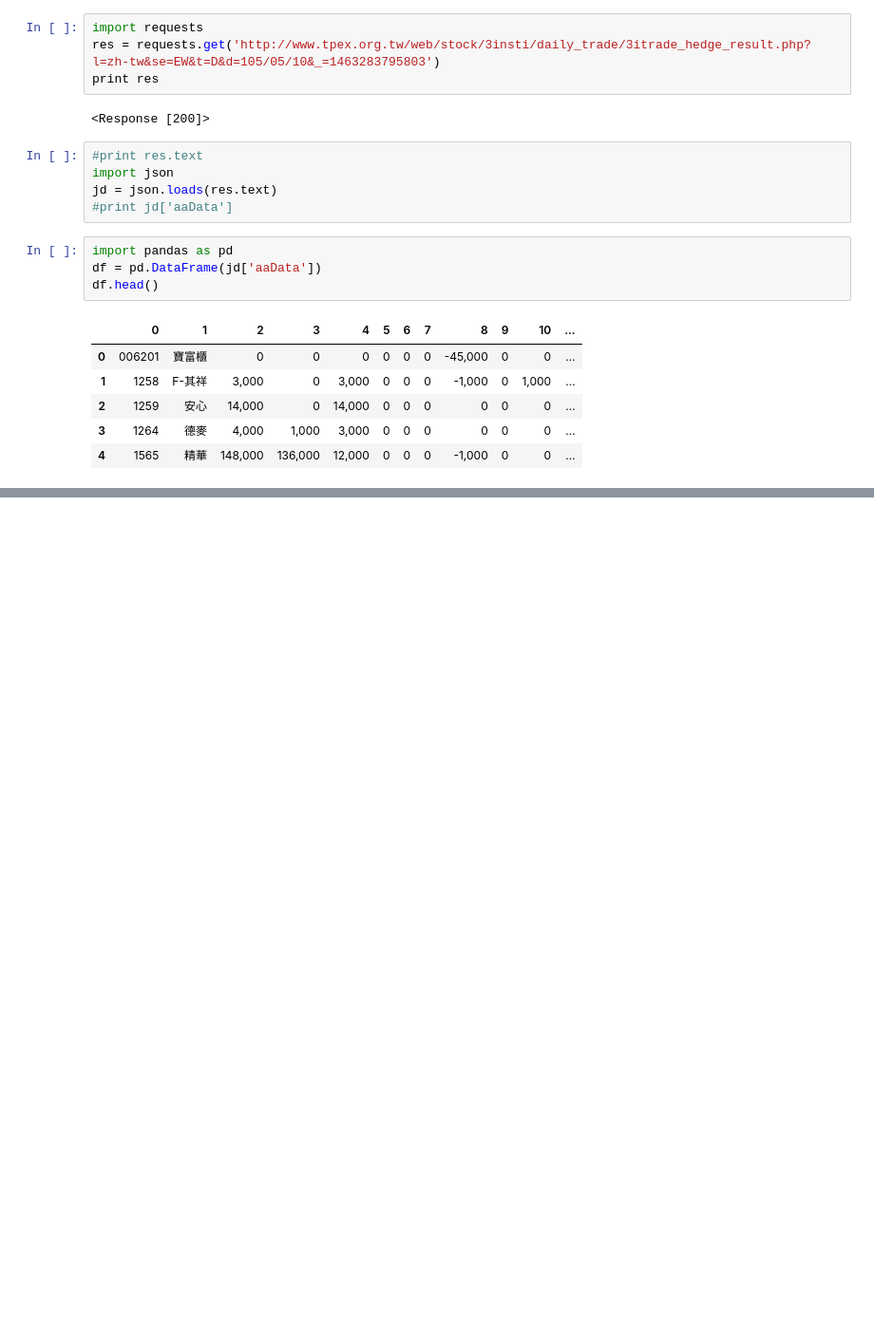
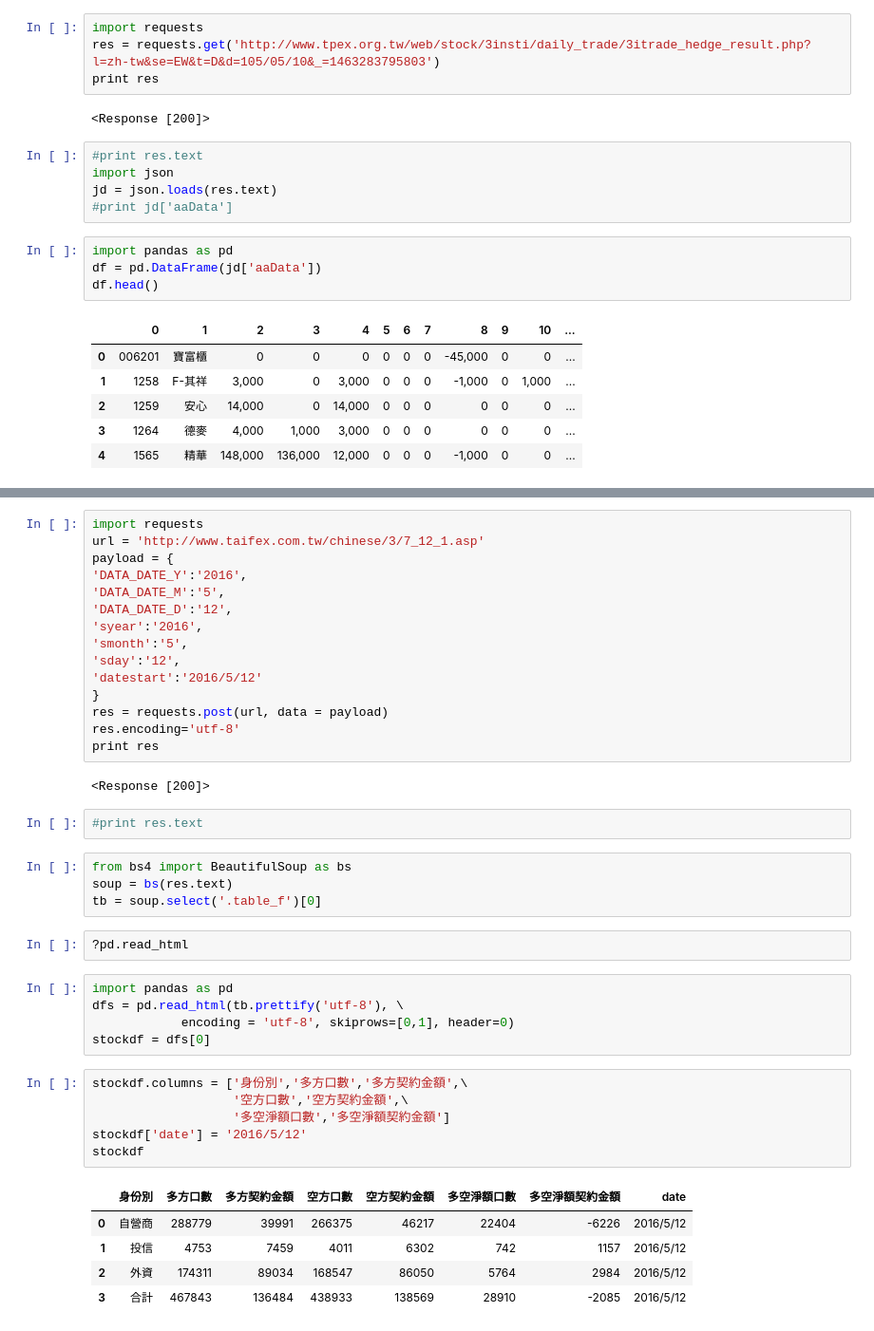
Before and after one commit to ywchiu/pyfinance, a Jupyter notebook: 20160515Demo.ipynb, the cells around one changed output, grey strips where cells are left out. Shown at 95% size. Cells and saved outputs as stored; diff of their text form; blank space fills up the shorter version.

```diff
--- a/20160515Demo.ipynb
+++ b/20160515Demo.ipynb
@@ -449,0 +452,42 @@ df.head()
+# %%
+import requests
+url = 'http://www.taifex.com.tw/chinese/3/7_12_1.asp'
+payload = {
+'DATA_DATE_Y':'2016',
+'DATA_DATE_M':'5',
+'DATA_DATE_D':'12',
+'syear':'2016',
+'smonth':'5',
+'sday':'12',
+'datestart':'2016/5/12'
+}
+res = requests.post(url, data = payload)
+res.encoding='utf-8'
+print res
+# %% [output]
+<Response [200]>
+# %%
+#print res.text
+# %%
+from bs4 import BeautifulSoup as bs
+soup = bs(res.text)
+tb = soup.select('.table_f')[0]
+# %%
+?pd.read_html
+# %%
+import pandas as pd
+dfs = pd.read_html(tb.prettify('utf-8'), \
+            encoding = 'utf-8', skiprows=[0,1], header=0)
+stockdf = dfs[0]
+# %%
+stockdf.columns = ['身份別','多方口數','多方契約金額',\
+                   '空方口數','空方契約金額',\
+                   '多空淨額口數','多空淨額契約金額']
+stockdf['date'] = '2016/5/12'
+stockdf
+# %% [output]
+|  | 身份別 | 多方口數 | 多方契約金額 | 空方口數 | 空方契約金額 | 多空淨額口數 | 多空淨額契約金額 | date |
+| 0 | 自營商 | 288779 | 39991 | 266375 | 46217 | 22404 | -6226 | 2016/5/12 |
+| 1 | 投信 | 4753 | 7459 | 4011 | 6302 | 742 | 1157 | 2016/5/12 |
+| 2 | 外資 | 174311 | 89034 | 168547 | 86050 | 5764 | 2984 | 2016/5/12 |
+| 3 | 合計 | 467843 | 136484 | 438933 | 138569 | 28910 | -2085 | 2016/5/12 |
```
Also changed, not shown: parts of 3 cells of this notebook.
